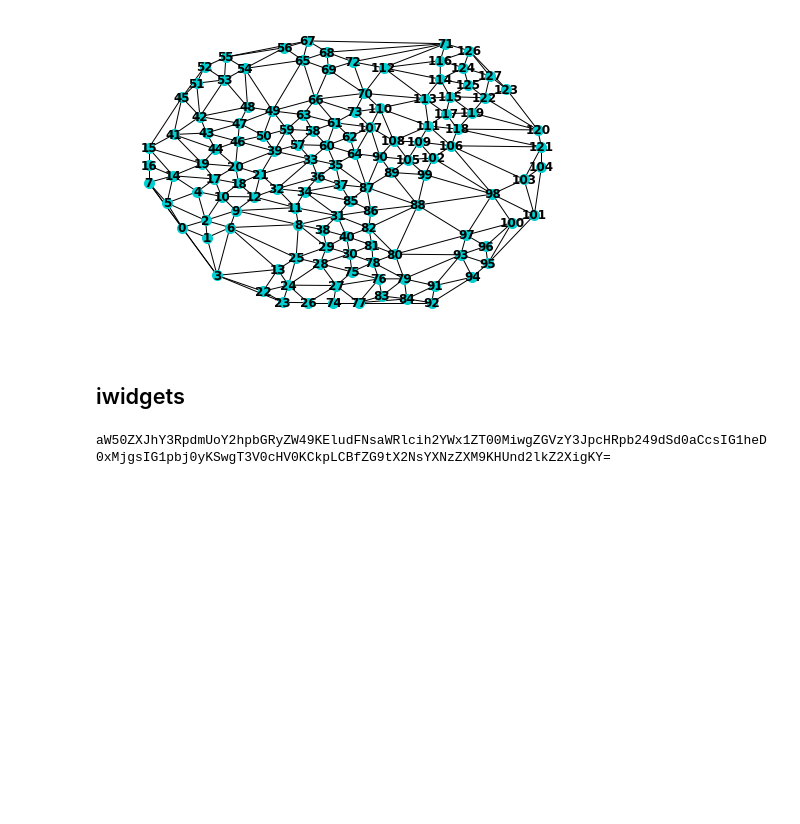
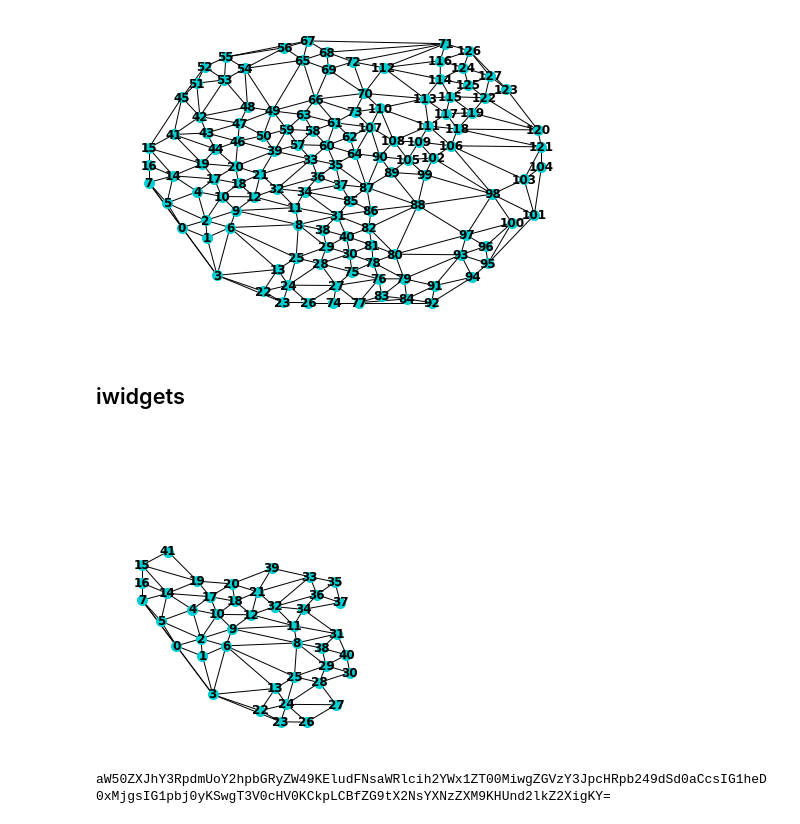
Before and after one commit to fabiosaracco/book_code, a Jupyter notebook: New_Chapter_III.ipynb, the cells around one changed output. Drawn from its saved outputs; the diff is of its cells as text; code cells hidden in the pictures; blank space fills up the shorter version.

```diff
--- a/New_Chapter_III.ipynb
+++ b/New_Chapter_III.ipynb
@@ -146,7 +146,14 @@ def unc_netw(th):
     #print edge_sel
     G_sel.add_edges_from(edge_sel)
     nx.draw(G_sel, pos=pos, node_size = 100, node_color='darkturquoise', with_labels=True, font_weight='bold')
+    plt.xlim(0,800)
+    plt.ylim(0,800)
+
     plt.show()
+# %%
+unc_netw(42)
+# %% [output]
+[figure, added]
 # %%
 max_node=len(list(G.nodes))
 # %%
```
Also changed, not shown: parts of 4 cells of this notebook.
